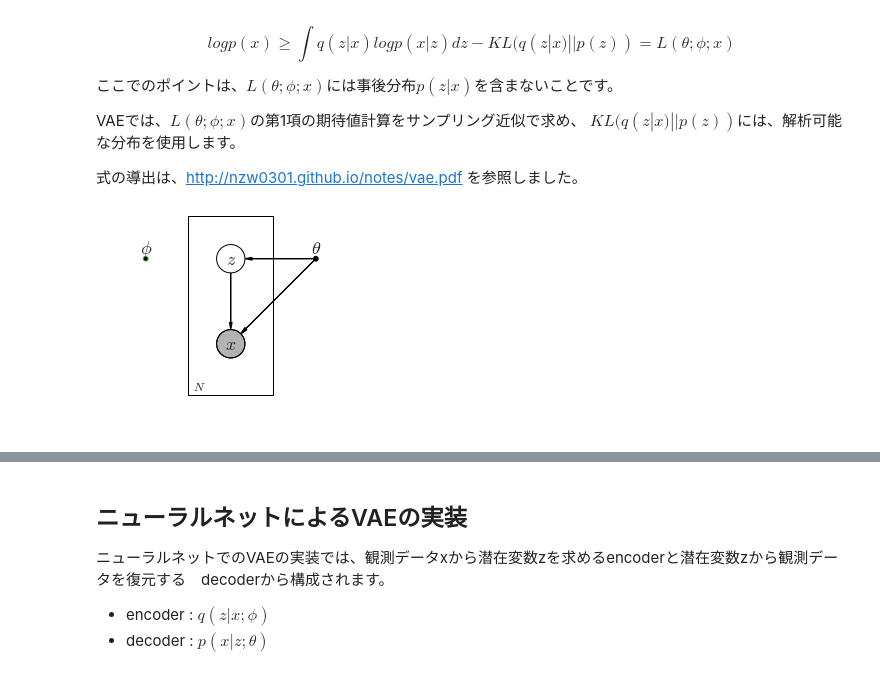
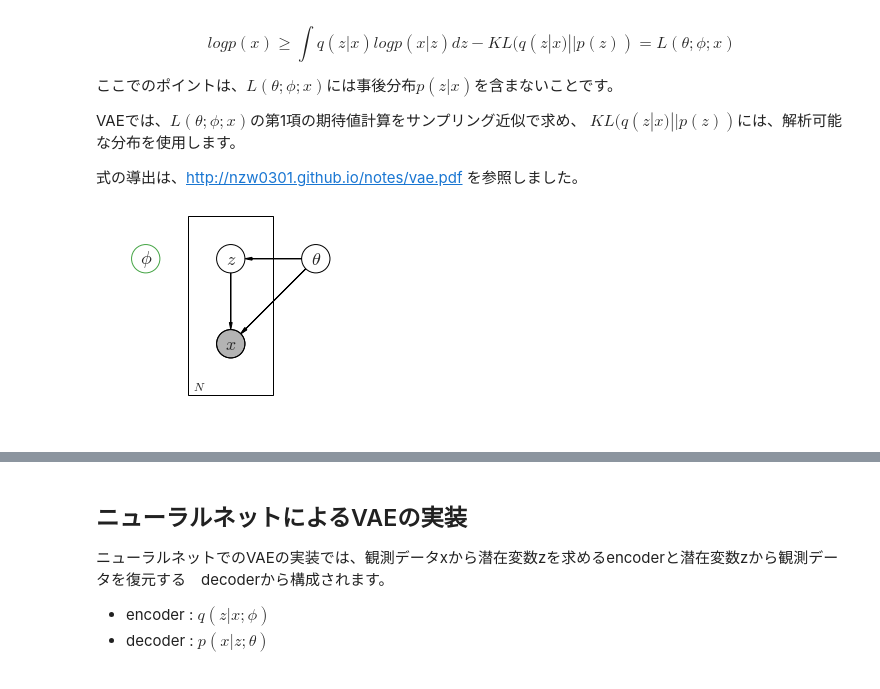
Before and after one commit to take-pwave/notebook, a Jupyter notebook: Interface/Interface201708/IFChapter6.ipynb, the cells around one changed output, grey strips where cells are left out. Drawn from its saved outputs; the diff is of its cells as text; code cells hidden in the pictures.

```diff
--- a/Interface/Interface201708/IFChapter6.ipynb
+++ b/Interface/Interface201708/IFChapter6.ipynb
@@ -67,36 +67,36 @@ p_color = {"ec": "#46a546"}
 pgm = daft.PGM([3, 2.5], origin=[0, 0], grid_unit=3,
                    label_params={'fontsize':18})
 
 # Hierarchical parameters.
-pgm.add_node(daft.Node("phi", r"$\phi$", 0.5, 2, fixed=True, plot_params=p_color))
-pgm.add_node(daft.Node("theta", r"$\theta$", 2.5, 2, fixed=True))
+pgm.add_node(daft.Node("phi", r"$\phi$", 0.5, 2, plot_params=p_color))
+pgm.add_node(daft.Node("theta", r"$\theta$", 2.5, 2))
 
 # Latent variable.
 pgm.add_node(daft.Node("z", r"$z$", 1.5, 2))
 
 # Data.
 pgm.add_node(daft.Node("x", r"$x$", 1.5, 1, observed=True))
 
 # Add in the edges.
 # pgm.add_edge("phi", "z")
 pgm.add_edge("theta", "z")
 pgm.add_edge("theta", "x")
 pgm.add_edge("theta", "x")
 pgm.add_edge("z", "x")
 
 
 # And a plate.
 pgm.add_plate(daft.Plate([1, 0.5, 1, 2], label=r"$N$",
     shift=-0.1))
 
 # Render and save.
 pgm.render()
 plt.show()
 
 # 入力セルを非表示にする
 hideInputCell()
 # %% [output]
-[figure, old version]
+[figure, new version]
 [interactive output not drawn]
 # %% [markdown]
 ## ニューラルネットによるVAEの実装
```
Also changed, not shown: parts of 22 cells of this notebook.
